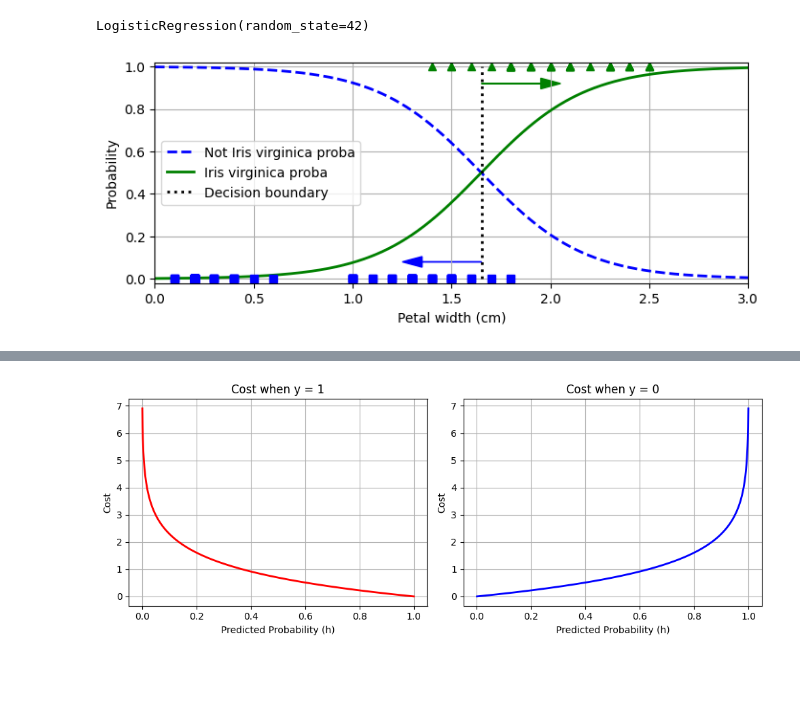
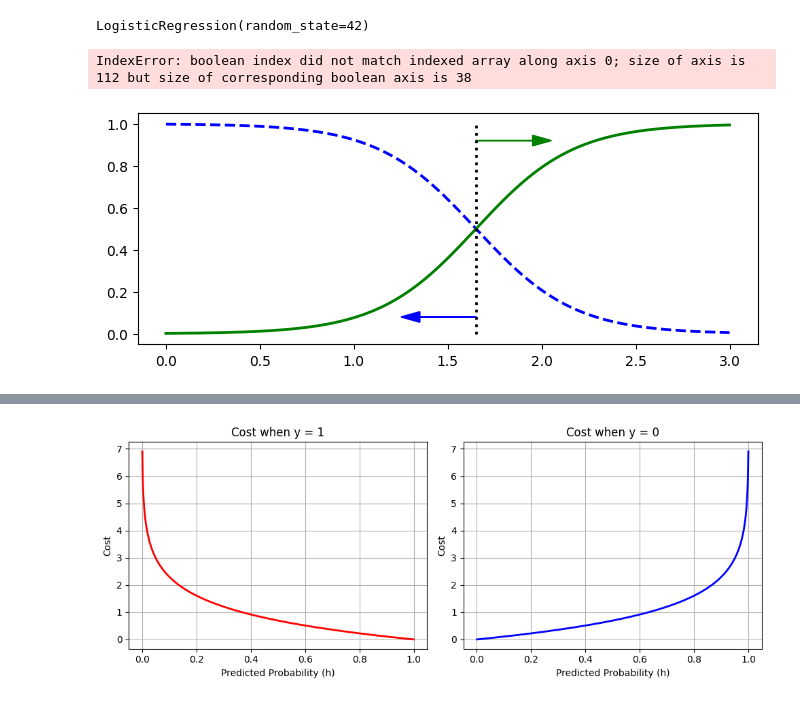
Before and after one commit to black-coda/ml-101-algo-implementation, a Jupyter notebook: linear.ipynb, the cells around one changed output, grey strips where cells are left out. Drawn from its saved outputs; the diff is of its cells as text; code cells hidden in the pictures; blank space fills up the shorter version.

```diff
--- a/linear.ipynb
+++ b/linear.ipynb
@@ -221,7 +221,7 @@ iris = datasets.load_iris(as_frame=True)
 
 X = iris.data[["petal width (cm)"]].values
 y = iris.target_names[iris.target] == 'virginica'
-X_train, X_test, y_train, y_test = train_test_split(X, y, random_state=42)
+X_train, X_test, y_train, y_validate = train_test_split(X, y, random_state=42)
 
 log_reg = LogisticRegression(random_state=42)
 log_reg.fit(X_train, y_train)
@@ -230,31 +230,32 @@ LogisticRegression(random_state=42)
 # %%
 X_new = np.linspace(0, 3, 1000).reshape(-1, 1)  # reshape to get a column vector
 y_proba = log_reg.predict_proba(X_new)
 decision_boundary = X_new[y_proba[:, 1] >= 0.5][0, 0]
 
 plt.figure(figsize=(8, 3))  # extra code – not needed, just formatting
 plt.plot(X_new, y_proba[:, 0], "b--", linewidth=2,
          label="Not Iris virginica proba")
 plt.plot(X_new, y_proba[:, 1], "g-", linewidth=2, label="Iris virginica proba")
 plt.plot([decision_boundary, decision_boundary], [0, 1], "k:", linewidth=2,
          label="Decision boundary")
 
 # extra code – this section beautifies and saves Figure 4–23
 plt.arrow(x=decision_boundary, y=0.08, dx=-0.3, dy=0,
           head_width=0.05, head_length=0.1, fc="b", ec="b")
 plt.arrow(x=decision_boundary, y=0.92, dx=0.3, dy=0,
           head_width=0.05, head_length=0.1, fc="g", ec="g")
-plt.plot(X_train[y_train == 0], y_train[y_train == 0], "bs")
-plt.plot(X_train[y_train == 1], y_train[y_train == 1], "g^")
+plt.plot(X_train[y_train == 0], y_train[y_validate == 0], "bs")
+plt.plot(X_train[y_validate == 1], y_validate[y_validate == 1], "g^")
 plt.xlabel("Petal width (cm)")
 plt.ylabel("Probability")
 plt.legend(loc="center left")
 plt.axis([0, 3, -0.02, 1.02])
 plt.grid()
 
 
 plt.show()
 # %% [output]
+IndexError: boolean index did not match indexed array along axis 0; size of axis is 112 but size of corresponding boolean axis is 38
-[figure, old version]
+[figure, new version]
 # %%
 X_new.shape
```
Also changed, not shown: parts of 23 cells of this notebook, 2 other files.
